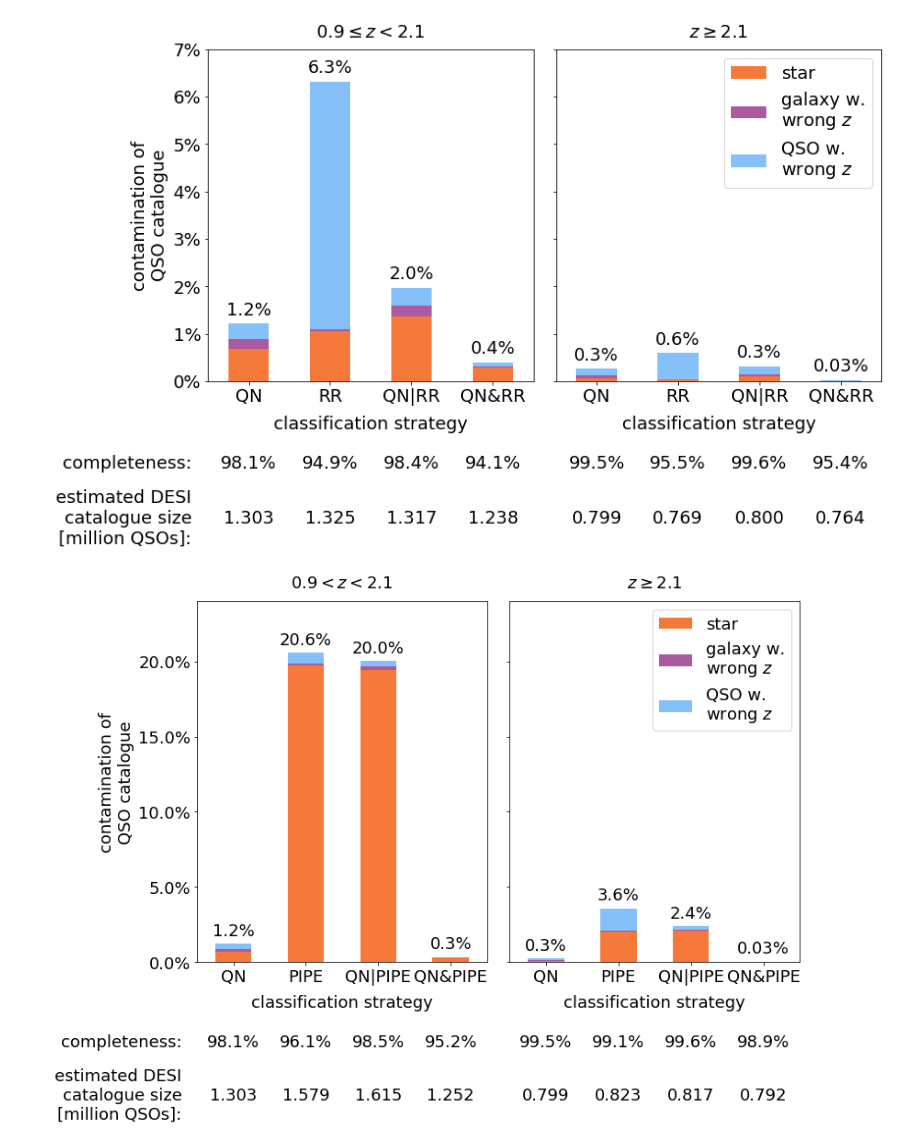
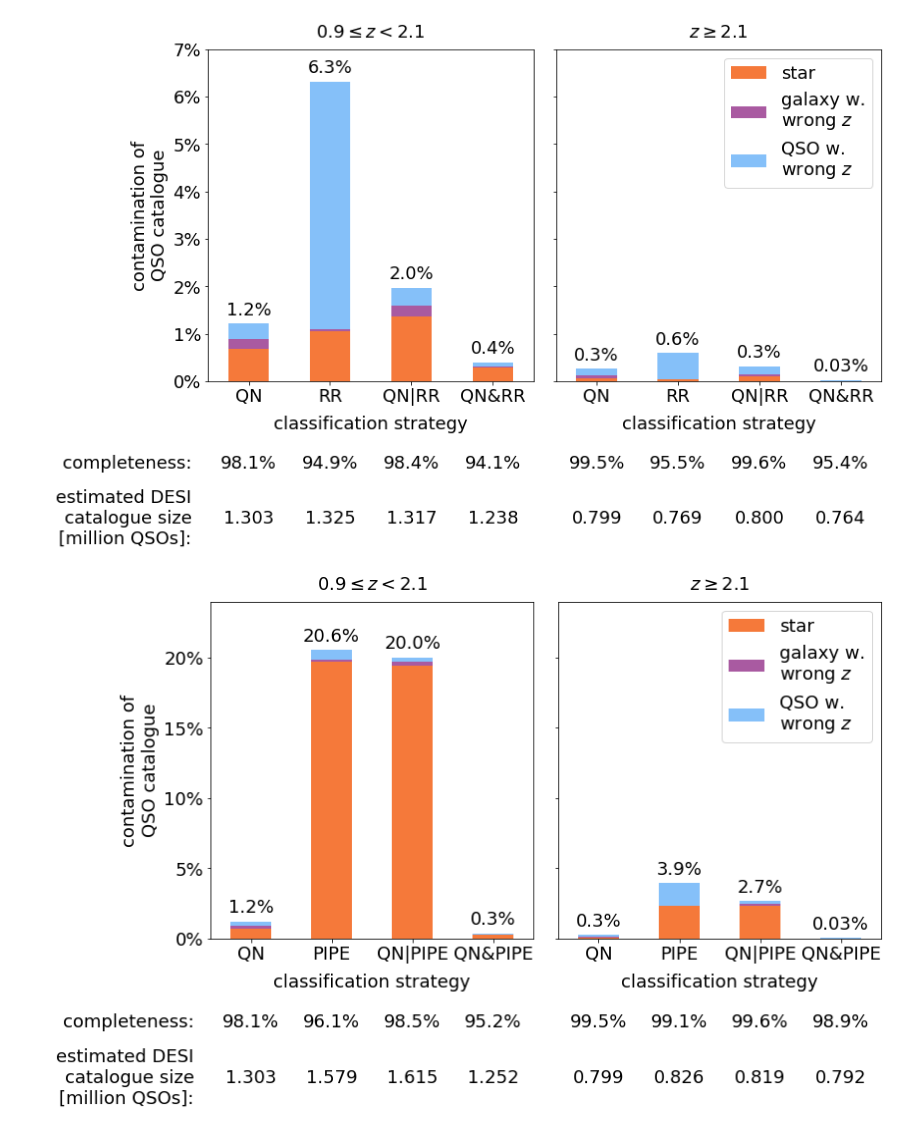
Before and after one commit to jfarr03/QuasarNET_analysis, a Jupyter notebook: analysis/notebooks/classifier_performance_constructing_a_catalogue.ipynb, the cells around one changed output. Cells and saved outputs as stored; diff of their text form; code cells hidden in the pictures.

```diff
--- a/analysis/notebooks/classifier_performance_constructing_a_catalogue.ipynb
+++ b/analysis/notebooks/classifier_performance_constructing_a_catalogue.ipynb
@@ -23,10 +23,9 @@ plt.rc('font', size=fontsize)
 ## RR parameters
 
 ## QN parameters
-n_lines = 1
+n_detect = 1
 c_th = 0.8
-include_cmax_qn = True
-include_cmax2_qn = True
+include_c_qn = True
 
 ## SQ parameters
 p_min = 0.32
@@ -56,11 +55,11 @@ data['PIPE'] = utils.load_rr_data(f_pipe)
 
 ## Load the QN single exposure data.
 f_qn = temp_output_loc+'/results/qn_results/qn_performance_vs_snr/qn_modelsingexp_testsingexp.fits'
-data['QNsingexp'] = utils.load_qn_data(f_qn,n_lines=n_lines,c_th=c_th,include_cmax=include_cmax_qn,include_cmax2=include_cmax2_qn)
+data['QNsingexp'] = utils.load_qn_data(f_qn,n_detect=n_detect,c_th=c_th,include_c=include_c_qn)
 
 ## Load the QN data.
 f_qn = temp_output_loc+'/results/qn_results/qn_performance_vs_training_set_size/qn_10pc.fits'
-data['QN'] = utils.load_qn_data(f_qn,n_lines=n_lines,c_th=c_th,include_cmax=include_cmax_qn,include_cmax2=include_cmax2_qn)
+data['QN'] = utils.load_qn_data(f_qn,n_detect=n_detect,c_th=c_th,include_c=include_c_qn)
 
 ## Load the SQ data.
 f_sq = temp_output_loc+'/results/sq_results/sq_sdr12q.fits'
@@ -72,8 +71,7 @@ This finds which targetids* are common to all datasets, and removes any that are
 \* targetid = plate$\times$1000000000 + mjd$\times$10000 + fiber
 # %%
 data_table = utils.reduce_data_to_table(data,truth,
-                                  include_cmax_qn=include_cmax_qn,
-                                  include_cmax2_qn=include_cmax2_qn,
+                                  include_c_qn=include_c_qn,
                                   include_p_sq=include_p_sq)
 data_table[:5]
 # %% [output]
@@ -111,7 +109,8 @@ stratdef = {}
 ## Single classifiers.
 # QN definitions.
 cth = 0.3
-w_qn = data_table['CMAX_QN']>cth
+n_detect = 1
+w_qn = ((data_table['C_QN']>cth).sum(axis=1)>=n_detect)
 z_qn = copy.deepcopy(data_table['Z_QN'])
 stratdef['QN'] = {'w': w_qn, 'z': z_qn}
 
@@ -134,14 +133,14 @@ stratdef['PIPE'] = {'w': w_pipe, 'z': z_pipe}
 
 # SQ definitions.
 pmin = 0.32
-w_sq = data_table['CMAX_QN']>pmin
+w_sq = data_table['P_SQ']>pmin
 z_sq = copy.deepcopy(data_table['Z_SQ'])
 stratdef['SQ'] = {'w': w_sq, 'z': z_sq}
 
 # QN 2line definitions.
 cth = 0.3
-cth2 = 0.3
-w_qn2line = (data_table['CMAX_QN']>cth) & (data_table['CMAX2_QN']>cth2)
+n_detect = 2
+w_qn2line = ((data_table['C_QN']>cth).sum(axis=1)>=n_detect)
 z_qn2line = copy.deepcopy(data_table['Z_QN'])
 stratdef['QN2line'] = {'w': w_qn2line, 'z': z_qn2line}
 
@@ -219,8 +218,9 @@ stratdef['RR+VI'] = {'w': w_rrplusvi, 'z': z_rrplusvi,}
 # QN+VI definitions.
 cth_hi = 0.9
 cth_lo = 0.1
-qn_defqso = (data_table['CMAX_QN']>cth_hi)
-qn_defnonqso = (data_table['CMAX_QN']<cth_lo)
+n_detect = 1
+qn_defqso = ((data_table['C_QN']>cth_hi).sum(axis=1)>=n_detect)
+qn_defnonqso = ((data_table['C_QN']>cth_lo).sum(axis=1)==0) #(data_table['CMAX_QN']<cth_lo)
 qn_def = qn_defqso | qn_defnonqso
 vi = ~qn_def
 w_qnplusvi = np.zeros(len(data_table),dtype=bool)
@@ -236,7 +236,8 @@ stratdef['QN+VI'] = {'w': w_qnplusvi, 'z': z_qnplusvi}
 # Classifies as QSO when QN has c>cth or if RR classifies as QSO without zwarn.
 # Asks for VI when if one classifier says QSO but the other doesn't, or if the redshifts disagree.
 cth = 0.3
-isqso_qn = data_table['CMAX_QN']>cth
+n_detect = 1
+isqso_qn = ((data_table['C_QN']>cth).sum(axis=1)>=n_detect)
 isqso_rr = stratdef['RR']['w']
 dv_rr_qn = (300000.*abs(data_table['Z_QN'] - data_table['Z_RR'])/(1 + data_table['Z_VI']))
 vi = ((isqso_qn|isqso_rr) & (~(isqso_qn&isqso_rr))) | ((isqso_qn & isqso_rr) & (dv_rr_qn>=dv_max))
@@ -260,8 +261,9 @@ rr_defqso = (isqso_rr&(~zwarn))
 rr_defnonqso = ((~isqso_rr)&(~zwarn))
 cth_hi = 0.9
 cth_lo = 0.1
-qn_defqso = (data_table['CMAX_QN']>cth_hi)
-qn_defnonqso = (data_table['CMAX_QN']<cth_lo)
+n_detect = 1
+qn_defqso = ((data_table['C_QN']>cth).sum(axis=1)>=n_detect)
+qn_defnonqso = ((data_table['C_QN']>cth_lo).sum(axis=1)==0) #(data_table['CMAX_QN']<cth_lo)
 qn_def = qn_defqso | qn_defnonqso
 w = np.zeros(len(data_table),dtype=bool)
 w[qn_defqso&rr_defqso] = np.ones(len(data_table),dtype=bool)[qn_defqso&rr_defqso]
@@ -311,18 +311,17 @@ plt.show()
 # %%
 ## As above but swapping redrock for DR12 pipeline
-
-# Set inputs.
 plot_strategies = ['QN','PIPE','QN|PIPE','QN&PIPE']
 filename = '../plots/classifier_performance_constructing_a_catalogue_dr12pipe.pdf'
 ymax = 0.24
 
-
 # Make the plot.
 strategies = {s:stratdef[s] for s in plot_strategies}
-fig, axs = plt.subplots(1,len(panel_splits),figsize=(figsize[0],figsize[1]),sharey=True)
-make_plot(fig,axs,data_table,strategies,panel_splits,dv_max,filename,
-          ymax=ymax,show_correctwrongzbin=show_correctwrongzbin)
+fig, axs = plot.plot_catalogue_performance(data_table,strategies,filename=filename,
+                           figsize=figsize,zbins=zbins,desi_nqso=desi_nqso,
+                           dv_max=dv_max,show_correctwrongzbin=False,
+                           verbose=False,nydec=0,ymax=ymax)
+plt.show()
 # %% [output]
-[figure, old version]
+[figure, new version]
 # %%
 ## Plot to compare different classifiers
```
Also changed, not shown: parts of 10 cells of this notebook, 8 other files.
